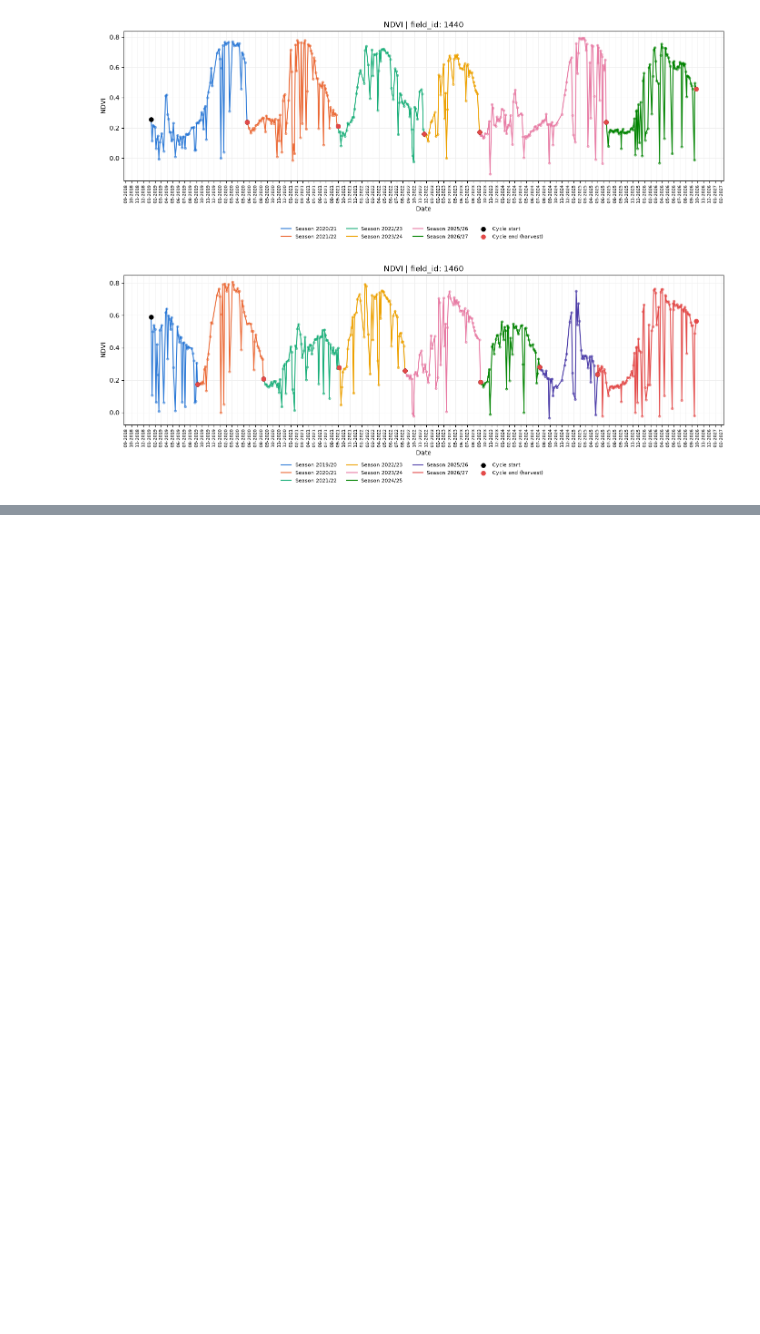
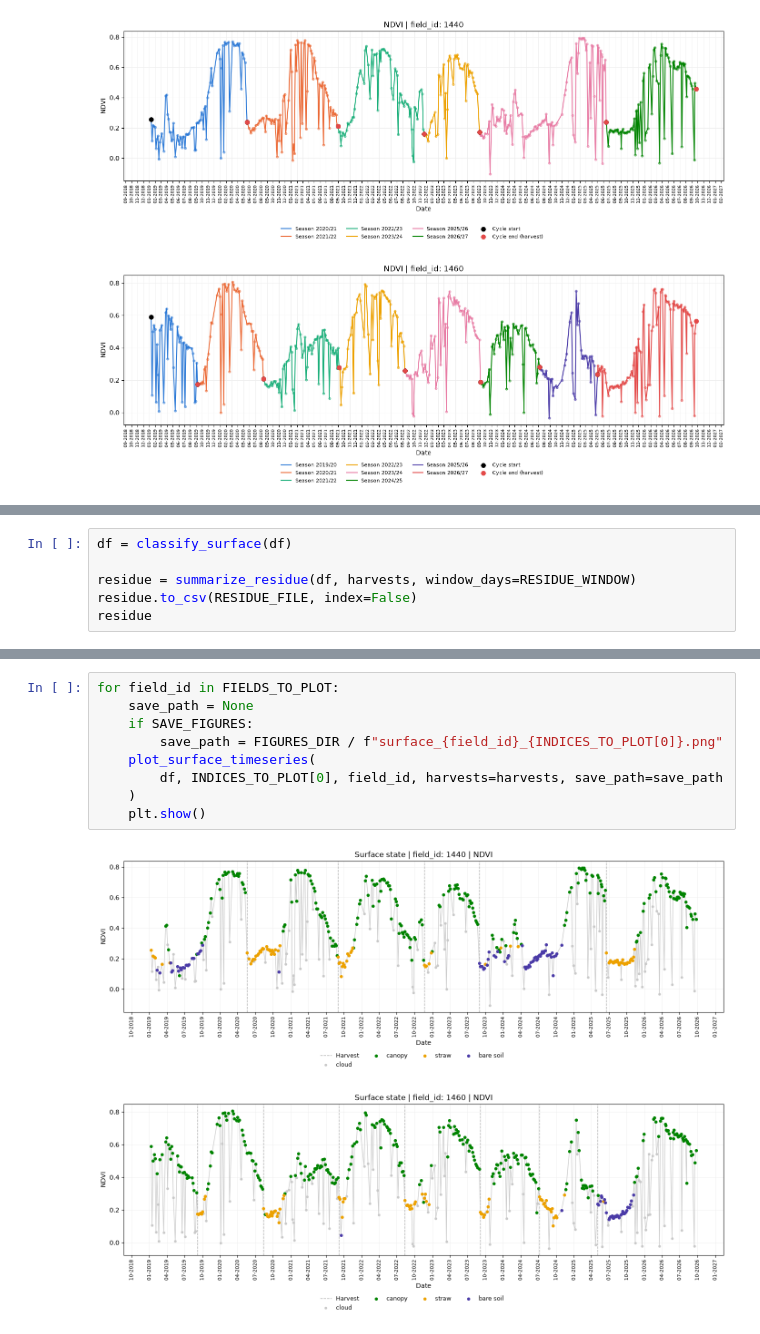
Before and after one commit to jfontenelli/cane_cycle, a Jupyter notebook: notebooks/vegetation_index.ipynb, the cells around one changed output, grey strips where cells are left out. Cells and saved outputs as stored; diff of their text form; blank space fills up the shorter version.

```diff
--- a/notebooks/vegetation_index.ipynb
+++ b/notebooks/vegetation_index.ipynb
@@ -146,0 +162,6 @@ for field_id in FIELDS_TO_PLOT:
+# %%
+df = classify_surface(df)
+
+residue = summarize_residue(df, harvests, window_days=RESIDUE_WINDOW)
+residue.to_csv(RESIDUE_FILE, index=False)
+residue
@@ -146,0 +189,12 @@ for field_id in FIELDS_TO_PLOT:
+# %%
+for field_id in FIELDS_TO_PLOT:
+    save_path = None
+    if SAVE_FIGURES:
+        save_path = FIGURES_DIR / f"surface_{field_id}_{INDICES_TO_PLOT[0]}.png"
+    plot_surface_timeseries(
+        df, INDICES_TO_PLOT[0], field_id, harvests=harvests, save_path=save_path
+    )
+    plt.show()
+# %% [output]
+[figure, added]
+[figure, added]
```
Also changed, not shown: parts of 5 cells of this notebook, 4 other files.
